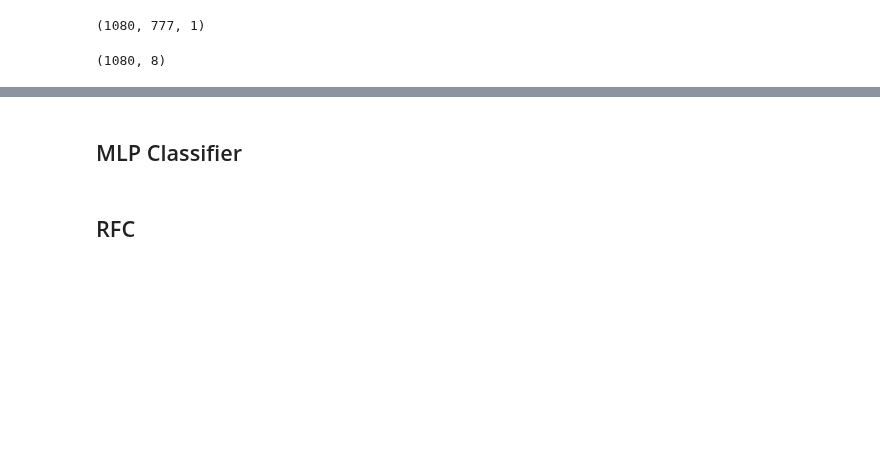
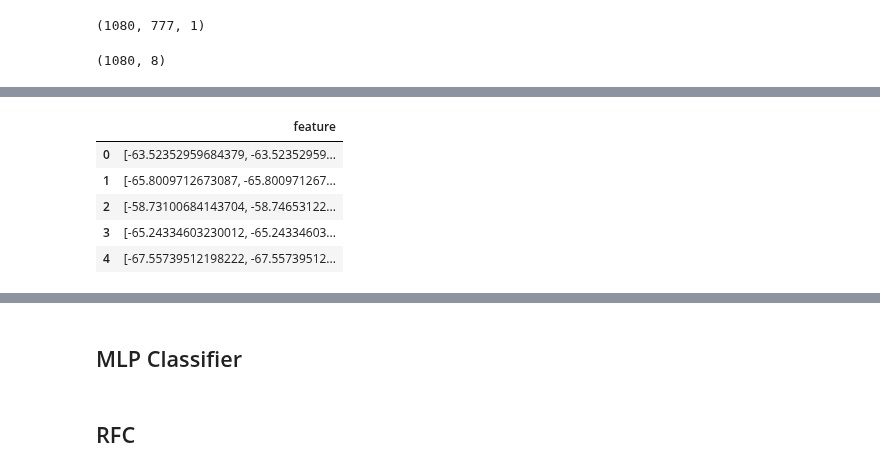
Before and after one commit to mkosaka1/Speech_Emotion_Recognition, a Jupyter notebook: eda_preprocessing.ipynb, the cells around one changed output, grey strips where cells are left out. Drawn from its saved outputs; the diff is of its cells as text; code cells hidden in the pictures; blank space fills up the shorter version.

```diff
--- a/eda_preprocessing.ipynb
+++ b/eda_preprocessing.ipynb
@@ -689,7 +801,3 @@ plt.show()
 #         if mel:
 #             mel=np.mean(librosa.feature.melspectrogram(X, sr=sample_rate).T,axis=0)
 #             result=np.hstack((result, mel))
-# %%
-X = df_piczak.drop(['esc'],axis=1)
-Y = df_piczak['esc']
-X_train,X_test,Y_train,Y_test = train_test_split(X,Y,test_size=0.25,random_state=42)
@@ -699,0 +840,56 @@ rfc_mfcc.fit(X_train,Y_train)
+# %%
+df1 = pd.DataFrame(columns=['feature'])
+df_noise = pd.DataFrame(columns=['feature'])
+df_speedpitch = pd.DataFrame(columns=['feature'])
+cnt = 0
+
+# loop feature extraction over the entire dataset
+for i in tqdm(pre_aug.path):
+
+    # first load the audio
+    X, sample_rate = librosa.load(i
+                                  , res_type='kaiser_fast'
+                                  ,duration=2.5
+                                  ,sr=44100
+                                  ,offset=0.5
+                                 )
+
+    # take mfcc and mean as the feature. Could do min and max etc as well.
+    mfccs = np.mean(librosa.feature.mfcc(y=X,
+                                        sr=np.array(sample_rate),
+                                        n_mfcc=13),
+                    axis=0)
+
+    df1.loc[cnt] = [mfccs]
+
+    # random shifting (omit for now)
+    # Stretch
+    # pitch (omit for now)
+    # dyn change
+
+    # noise
+    aug = noise(X)
+    aug = np.mean(librosa.feature.mfcc(y=aug,
+                                    sr=np.array(sample_rate),
+                                    n_mfcc=13),
+                  axis=0)
+    df_noise.loc[cnt] = [aug]
+
+    # speed pitch
+    aug = speedNpitch(X)
+    aug = np.mean(librosa.feature.mfcc(y=aug,
+                                    sr=np.array(sample_rate),
+                                    n_mfcc=13),
+                  axis=0)
+    df_speedpitch.loc[cnt] = [aug]
+
+    cnt += 1
+
+df1.head()
+# %% [output]
+|  | feature |
+| 0 | [-63.52352959684379, -63.52352959... |
+| 1 | [-65.8009712673087, -65.800971267... |
+| 2 | [-58.73100684143704, -58.74653122... |
+| 3 | [-65.24334603230012, -65.24334603... |
+| 4 | [-67.55739512198222, -67.55739512... |
```
Also changed, not shown: parts of 38 cells of this notebook.
